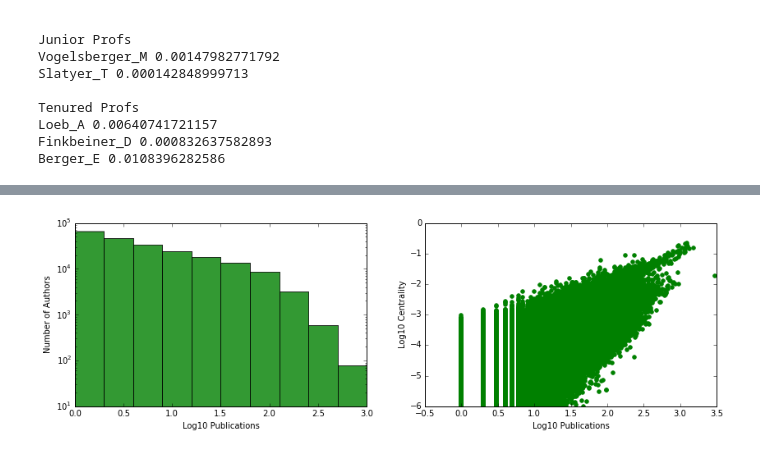
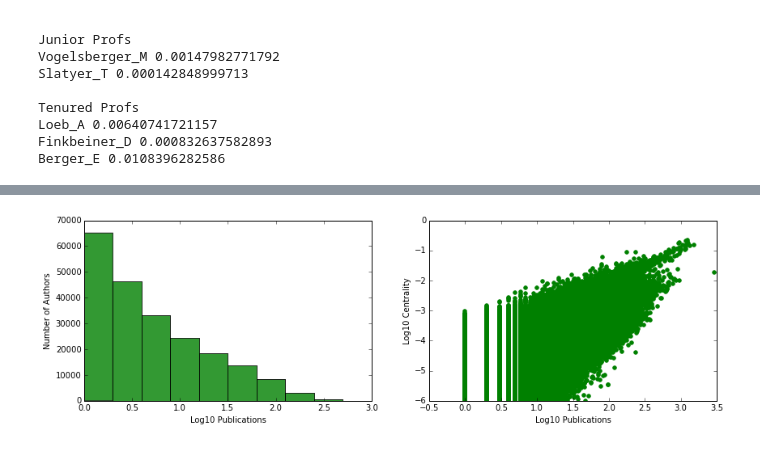
Before and after one commit to ahuja0007/team_citation, a Jupyter notebook: Centralityexplore.ipynb, the cells around one changed output, grey strips where cells are left out. Saved outputs shown, nothing was run; the diff lists cells and outputs as text; code cells hidden in the pictures.

```diff
--- a/Centralityexplore.ipynb
+++ b/Centralityexplore.ipynb
@@ -115,15 +160,15 @@ dfauthors.head()
 # %%
 plt.figure(figsize=(14,4))
 plt.subplot('121')
-plt.hist(np.log10(publications.values()), log=True, range=(0,3), color='g', alpha=0.8)
+plt.hist(np.log10(publications.values()), range=(0,3), color='g', alpha=0.8)
 plt.xlabel('Log10 Publications')
 plt.ylabel('Number of Authors')
 plt.subplot('122')
 plt.scatter(np.log10(dfauthors['Publications']), np.log10(dfauthors['Centrality']), color='g')
 plt.ylim(-6,0)
 plt.xlim(-0.5,3.5)
 plt.xlabel('Log10 Publications')
 plt.ylabel('Log10 Centrality')
 plt.show()
 # %% [output]
-[figure, old version]
+[figure, new version]
```
Also changed, not shown: parts of 30 cells of this notebook.
